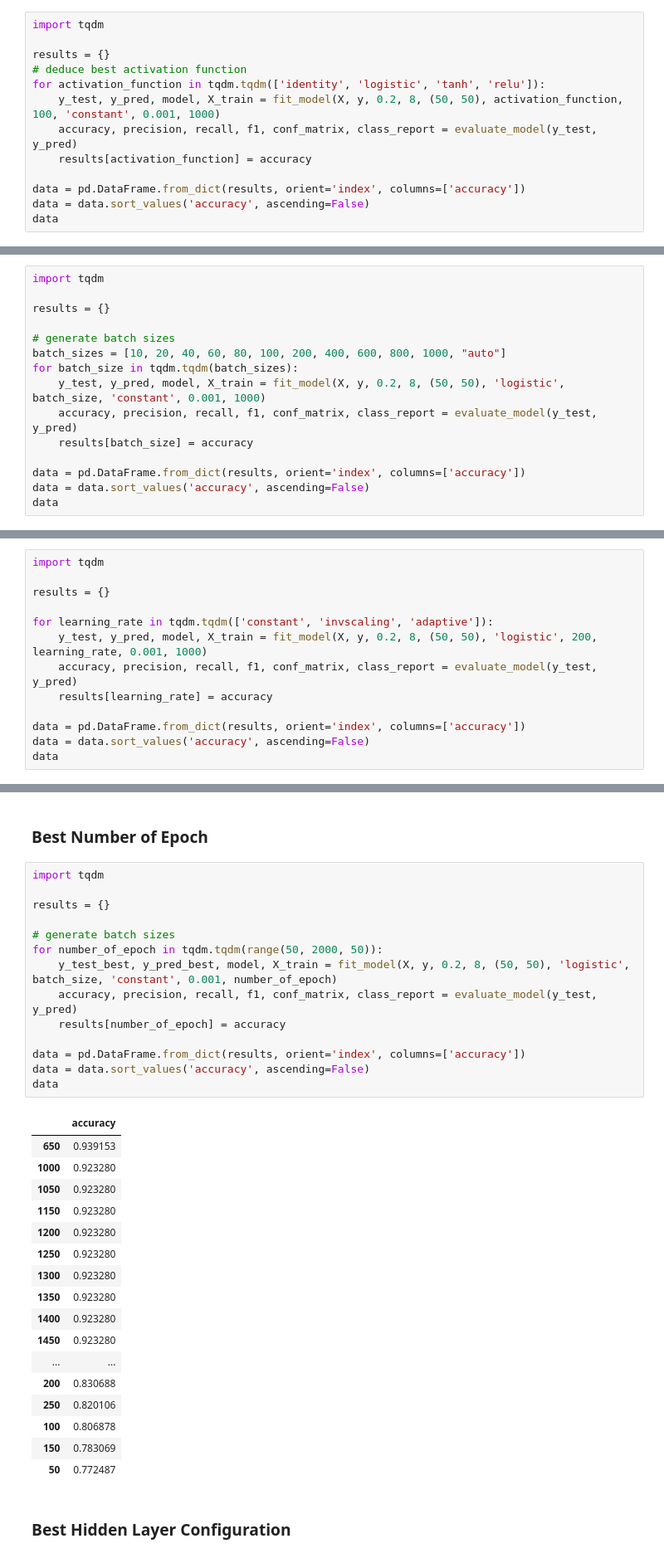
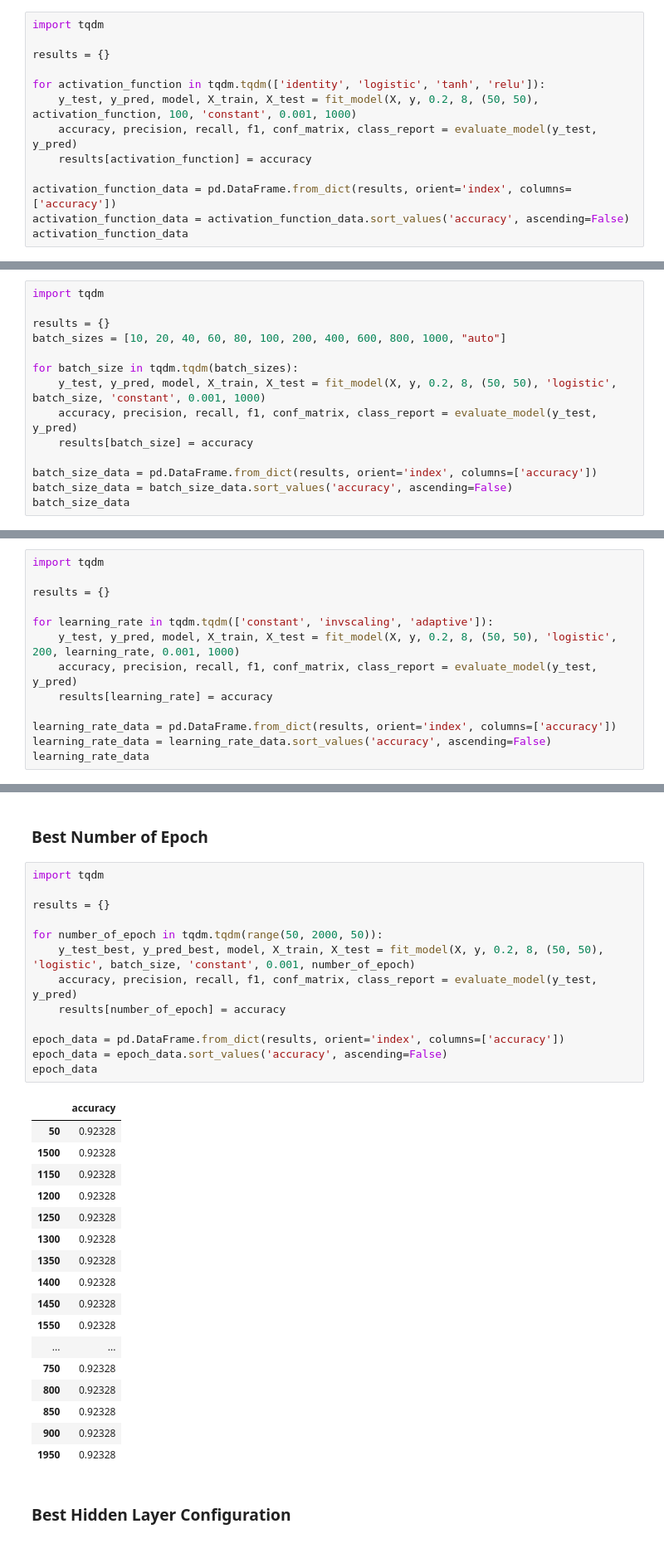
Before and after one commit to nfarhaan/Heart-Attack-Prediction-Using-Machine-Learning, a Jupyter notebook: neural_network.ipynb, the cells around one changed output, grey strips where cells are left out. Shown: that part at 83% size. Drawn from its saved outputs; the diff is of its cells as text.

```diff
--- a/neural_network.ipynb
+++ b/neural_network.ipynb
@@ -82,15 +82,15 @@ def evaluate_model(y_test, y_pred):
 import tqdm
 
 results = {}
-# deduce best activation function
+
 for activation_function in tqdm.tqdm(['identity', 'logistic', 'tanh', 'relu']):
-    y_test, y_pred, model, X_train = fit_model(X, y, 0.2, 8, (50, 50), activation_function, 100, 'constant', 0.001, 1000)
+    y_test, y_pred, model, X_train, X_test = fit_model(X, y, 0.2, 8, (50, 50), activation_function, 100, 'constant', 0.001, 1000)
     accuracy, precision, recall, f1, conf_matrix, class_report = evaluate_model(y_test, y_pred)
     results[activation_function] = accuracy
 
-data = pd.DataFrame.from_dict(results, orient='index', columns=['accuracy'])
-data = data.sort_values('accuracy', ascending=False)
-data
+activation_function_data = pd.DataFrame.from_dict(results, orient='index', columns=['accuracy'])
+activation_function_data = activation_function_data.sort_values('accuracy', ascending=False)
+activation_function_data
 # %% [output]
 |  | accuracy |
 | logistic | 0.883598 |
@@ -103,17 +103,16 @@ data
 import tqdm
 
 results = {}
+batch_sizes = [10, 20, 40, 60, 80, 100, 200, 400, 600, 800, 1000, "auto"]
 
-# generate batch sizes
-batch_sizes = [10, 20, 40, 60, 80, 100, 200, 400, 600, 800, 1000, "auto"]
 for batch_size in tqdm.tqdm(batch_sizes):
-    y_test, y_pred, model, X_train = fit_model(X, y, 0.2, 8, (50, 50), 'logistic', batch_size, 'constant', 0.001, 1000)
+    y_test, y_pred, model, X_train, X_test = fit_model(X, y, 0.2, 8, (50, 50), 'logistic', batch_size, 'constant', 0.001, 1000)
     accuracy, precision, recall, f1, conf_matrix, class_report = evaluate_model(y_test, y_pred)
     results[batch_size] = accuracy
 
-data = pd.DataFrame.from_dict(results, orient='index', columns=['accuracy'])
-data = data.sort_values('accuracy', ascending=False)
-data
+batch_size_data = pd.DataFrame.from_dict(results, orient='index', columns=['accuracy'])
+batch_size_data = batch_size_data.sort_values('accuracy', ascending=False)
+batch_size_data
 # %% [output]
 |  | accuracy |
 | 200 | 0.923280 |
@@ -136,13 +135,13 @@ import tqdm
 results = {}
 
 for learning_rate in tqdm.tqdm(['constant', 'invscaling', 'adaptive']):
-    y_test, y_pred, model, X_train = fit_model(X, y, 0.2, 8, (50, 50), 'logistic', 200, learning_rate, 0.001, 1000)
+    y_test, y_pred, model, X_train, X_test = fit_model(X, y, 0.2, 8, (50, 50), 'logistic', 200, learning_rate, 0.001, 1000)
     accuracy, precision, recall, f1, conf_matrix, class_report = evaluate_model(y_test, y_pred)
     results[learning_rate] = accuracy
 
-data = pd.DataFrame.from_dict(results, orient='index', columns=['accuracy'])
-data = data.sort_values('accuracy', ascending=False)
-data
+learning_rate_data = pd.DataFrame.from_dict(results, orient='index', columns=['accuracy'])
+learning_rate_data = learning_rate_data.sort_values('accuracy', ascending=False)
+learning_rate_data
 # %% [output]
 |  | accuracy |
 | constant | 0.92328 |
@@ -153,35 +152,34 @@ data
 # %%
 import tqdm
 
 results = {}
 
-# generate batch sizes
 for number_of_epoch in tqdm.tqdm(range(50, 2000, 50)):
-    y_test_best, y_pred_best, model, X_train = fit_model(X, y, 0.2, 8, (50, 50), 'logistic', batch_size, 'constant', 0.001, number_of_epoch)
+    y_test_best, y_pred_best, model, X_train, X_test = fit_model(X, y, 0.2, 8, (50, 50), 'logistic', batch_size, 'constant', 0.001, number_of_epoch)
     accuracy, precision, recall, f1, conf_matrix, class_report = evaluate_model(y_test, y_pred)
     results[number_of_epoch] = accuracy
 
-data = pd.DataFrame.from_dict(results, orient='index', columns=['accuracy'])
-data = data.sort_values('accuracy', ascending=False)
-data
+epoch_data = pd.DataFrame.from_dict(results, orient='index', columns=['accuracy'])
+epoch_data = epoch_data.sort_values('accuracy', ascending=False)
+epoch_data
 # %% [output]
 |  | accuracy |
-| 650 | 0.939153 |
-| 1000 | 0.923280 |
-| 1050 | 0.923280 |
-| 1150 | 0.923280 |
-| 1200 | 0.923280 |
-| 1250 | 0.923280 |
-| 1300 | 0.923280 |
-| 1350 | 0.923280 |
-| 1400 | 0.923280 |
-| 1450 | 0.923280 |
+| 50 | 0.92328 |
+| 1500 | 0.92328 |
+| 1150 | 0.92328 |
+| 1200 | 0.92328 |
+| 1250 | 0.92328 |
+| 1300 | 0.92328 |
+| 1350 | 0.92328 |
+| 1400 | 0.92328 |
+| 1450 | 0.92328 |
+| 1550 | 0.92328 |
 | ... | ... |
-| 200 | 0.830688 |
-| 250 | 0.820106 |
-| 100 | 0.806878 |
-| 150 | 0.783069 |
-| 50 | 0.772487 |
+| 750 | 0.92328 |
+| 800 | 0.92328 |
+| 850 | 0.92328 |
+| 900 | 0.92328 |
+| 1950 | 0.92328 |
 # %% [markdown]
 ### Best Hidden Layer Configuration
 # %%
```
Also changed, not shown: parts of 24 cells of this notebook, 5 other files.
